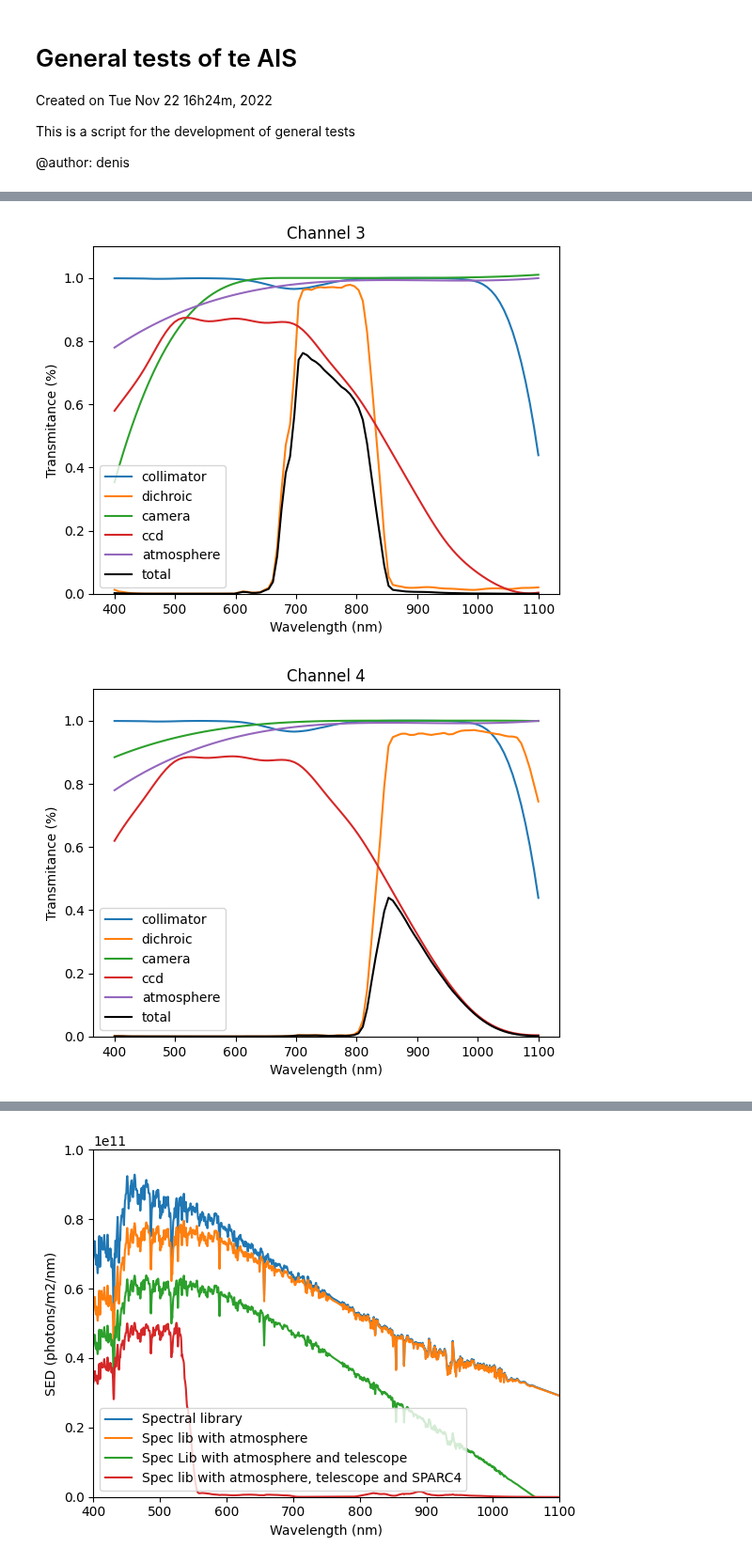
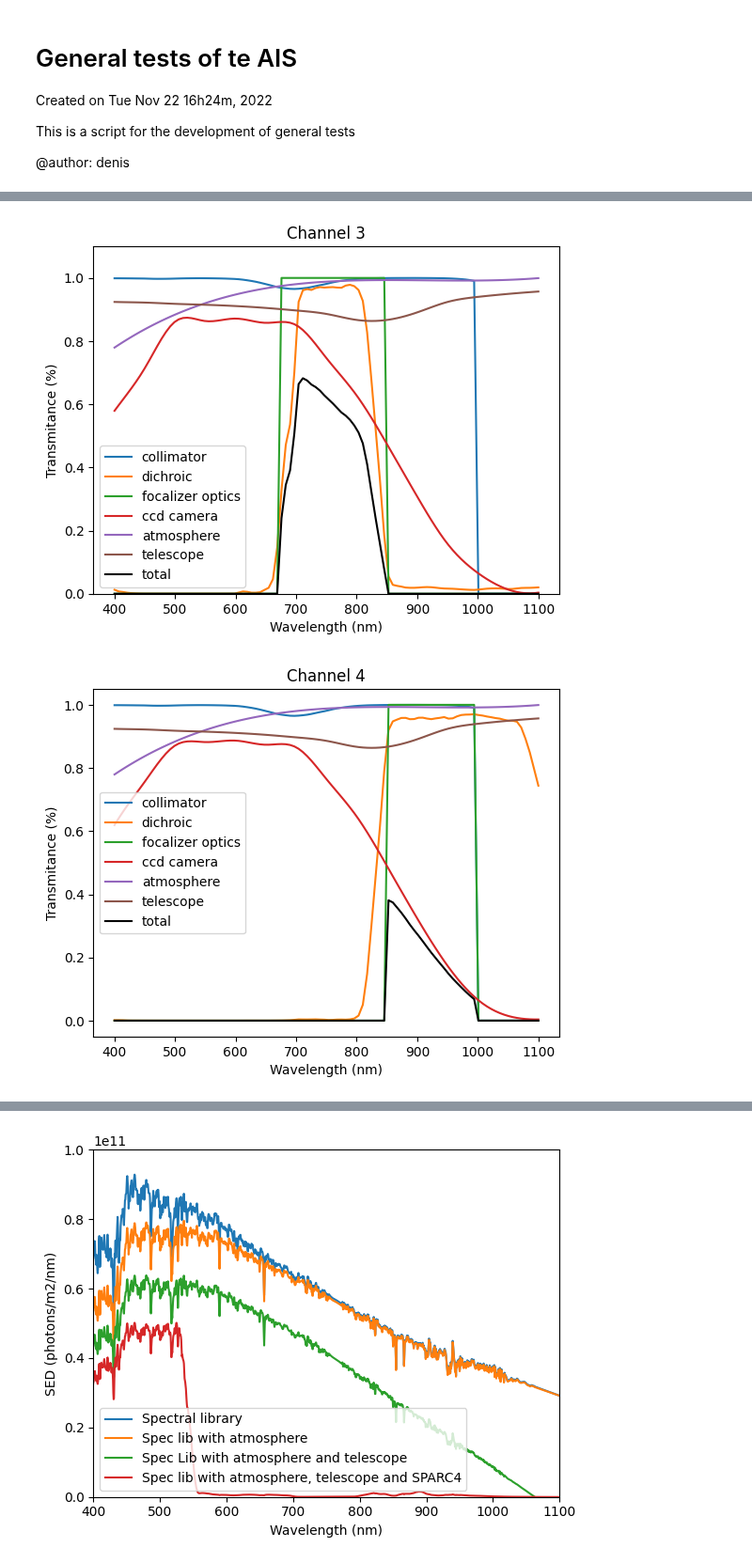
Before and after one commit to DBernardes/AIS, a Jupyter notebook: general_tests.ipynb, the cells around one changed output, grey strips where cells are left out. Shown at 94% size. Drawn from its saved outputs; the diff is of its cells as text; code cells hidden in the pictures.

Commit message:
fixing the spectral responses

```diff
--- a/general_tests.ipynb
+++ b/general_tests.ipynb
@@ -102,6 +111,6 @@ plt.show()
 # %%
 # Test the sparc4 spectral response
-from AIS.Spectral_Response import Channel, Atmosphere
+from AIS.Spectral_Response import Channel, Atmosphere, Telescope
 import matplotlib.pyplot as plt
 import numpy as np
 import os
@@ -118,15 +127,20 @@ sr_total *= sr
 plt.plot(wv, sr, label='dichroic')
 sr = channel.get_spectral_response(wv, f'Channel {_channel_id}/camera.csv')
 sr_total *= sr
-plt.plot(wv, sr, label='camera')
+plt.plot(wv, sr, label='focalizer optics')
 sr = channel.get_spectral_response(wv, f'Channel {_channel_id}/ccd.csv')
 sr_total *= sr
-plt.plot(wv, sr, label='ccd')
+plt.plot(wv, sr, label='ccd camera')
 
 atm = Atmosphere()
 sr = atm.get_spectral_response(wv, 1, 'photometric')
 sr_total *= sr
 plt.plot(wv, sr, label='atmosphere')
+
+tel = Telescope()
+sr = tel.get_spectral_response(wv)
+sr_total *= sr
+plt.plot(wv, sr, label='telescope')
 
 plt.plot(wv, sr_total, 'k', label='total')
 plt.legend()
@@ -137,46 +151,51 @@ plt.title(f'Channel {_channel_id}')
 plt.savefig(os.path.join('notebook_figures', f'Channel {_channel_id}.png'))
 plt.show()
 # %% [output]
-[figure, old version]
+[figure, new version]
 # %%
 # Test the sparc4 spectral response
-from AIS.Spectral_Response import Channel
+from AIS.Spectral_Response import Channel, Atmosphere
 import matplotlib.pyplot as plt
 import numpy as np
 import os
 
 sr_total = np.ones(100)
 wv = np.linspace(400, 1100, 100)
 _channel_id = 4
 channel = Channel(_channel_id)
 sr = channel.get_spectral_response(wv, 'collimator.csv')
 sr_total *= sr
 plt.plot(wv, sr, label='collimator')
 sr = channel.get_spectral_response(wv, f'Channel {_channel_id}/dichroic.csv')
 sr_total *= sr
 plt.plot(wv, sr, label='dichroic')
 sr = channel.get_spectral_response(wv, f'Channel {_channel_id}/camera.csv')
 sr_total *= sr
-plt.plot(wv, sr, label='camera')
+plt.plot(wv, sr, label='focalizer optics')
 sr = channel.get_spectral_response(wv, f'Channel {_channel_id}/ccd.csv')
 sr_total *= sr
-plt.plot(wv, sr, label='ccd')
+plt.plot(wv, sr, label='ccd camera')
 
 atm = Atmosphere()
 sr = atm.get_spectral_response(wv, 1, 'photometric')
 sr_total *= sr
 plt.plot(wv, sr, label='atmosphere')
 
+tel = Telescope()
+sr = tel.get_spectral_response(wv)
+sr_total *= sr
+plt.plot(wv, sr, label='telescope')
+
 plt.plot(wv, sr_total, 'k', label='total')
 plt.legend()
-plt.ylim(0, 1.1)
+#plt.ylim(0, 1.1)
 plt.xlabel('Wavelength (nm)')
 plt.ylabel('Transmitance (%)')
 plt.title(f'Channel {_channel_id}')
 plt.savefig(os.path.join('notebook_figures', f'Channel {_channel_id}.png'))
 plt.show()
 # %% [output]
-[figure, old version]
+[figure, new version]
 # %%
 
 # Test the sparc4 spectral response
```
Also changed, not shown: parts of 6 cells of this notebook, 9 other files.
